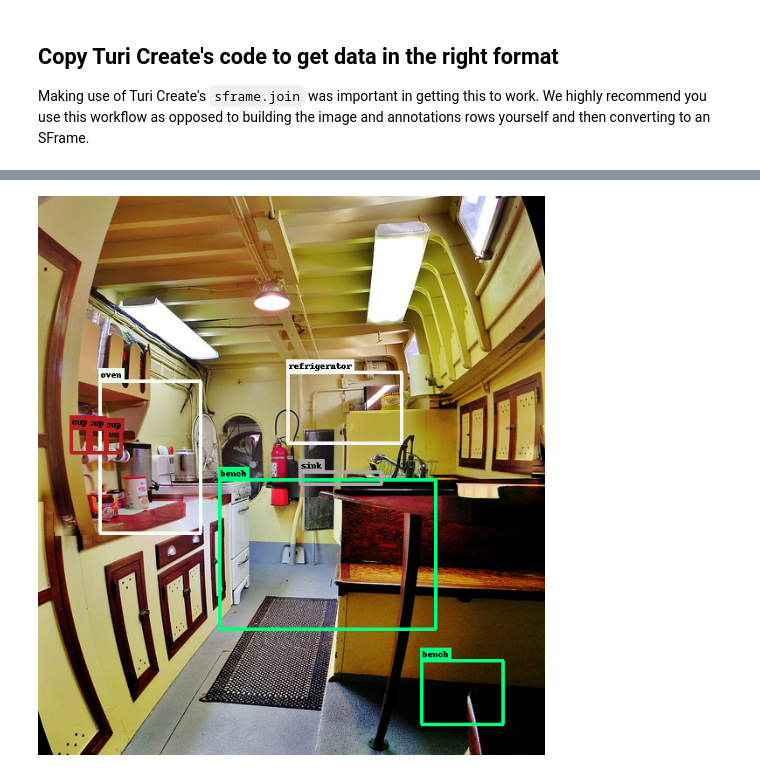
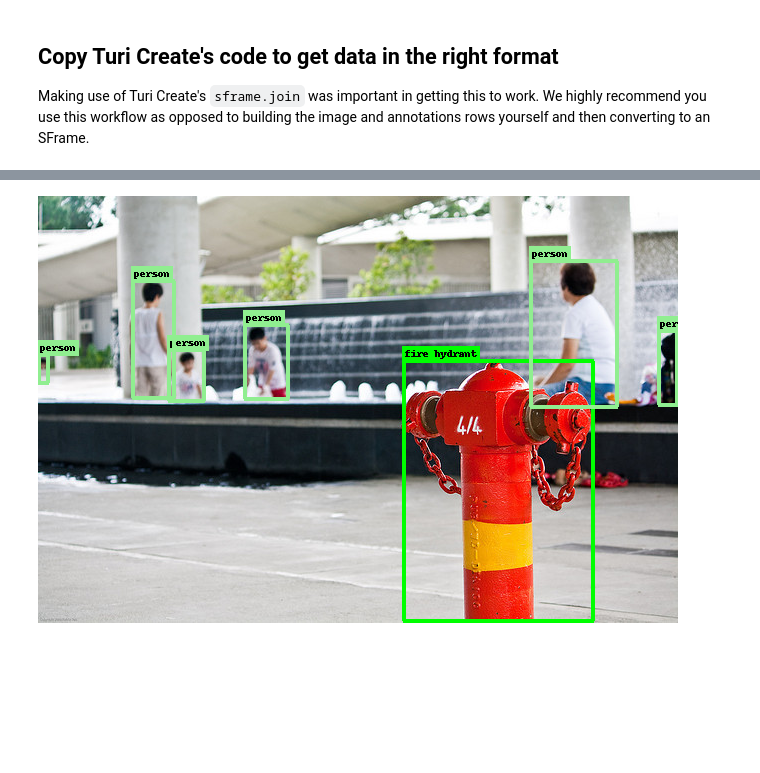
Before and after one commit to skafos/TuriObjectDetection, a Jupyter notebook: object_images_in_turicreate.ipynb, the cells around one changed output, grey strips where cells are left out. Drawn from its saved outputs; the diff is of its cells as text; code cells hidden in the pictures; blank space fills up the shorter version.

Commit message:
Update bounding box calculation per TuriCreate help

```diff
--- a/object_images_in_turicreate.ipynb
+++ b/object_images_in_turicreate.ipynb
@@ -17,9 +21,9 @@ import numpy as np
 # %%
-# helper function that will build our bounding boxes in a way that Turi Create likes
+# helper function that will build our bounding boxes in a way that TuriCreate can work with
 def build_annotations(row):
     ret = {'coordinates':
-                  {'x' : row.bbox[0],
-                   'y'  : row.bbox[1],
+                  {'x' : row.bbox[0] + row.bbox[2] / 2, # if using a different fre
+                   'y'  : row.bbox[1] + row.bbox[3] / 2,
                    'width': row.bbox[2],
                    'height': row.bbox[3]},
                   'label': row.label}
@@ -120,7 +119,7 @@ To see more on this issue, check out this open GitHub issue: https://github.com/
 # %%
-sf_small = sf[0:10] # create smaller SFrame because rendering all images takes a while.
+sf_small = sf[0:40] # create smaller SFrame because rendering all images takes a while.
 # %%
 # show an image and its bounding boxes
-tc.object_detector.util.draw_bounding_boxes(sf_small['image'], sf_small['annotations'])[2].show()
+tc.object_detector.util.draw_bounding_boxes(sf_small['image'], sf_small['annotations'])[28].show()
 # %% [output]
-[figure, old version]
+[figure, new version]
```
Also changed, not shown: parts of 5 cells of this notebook.
